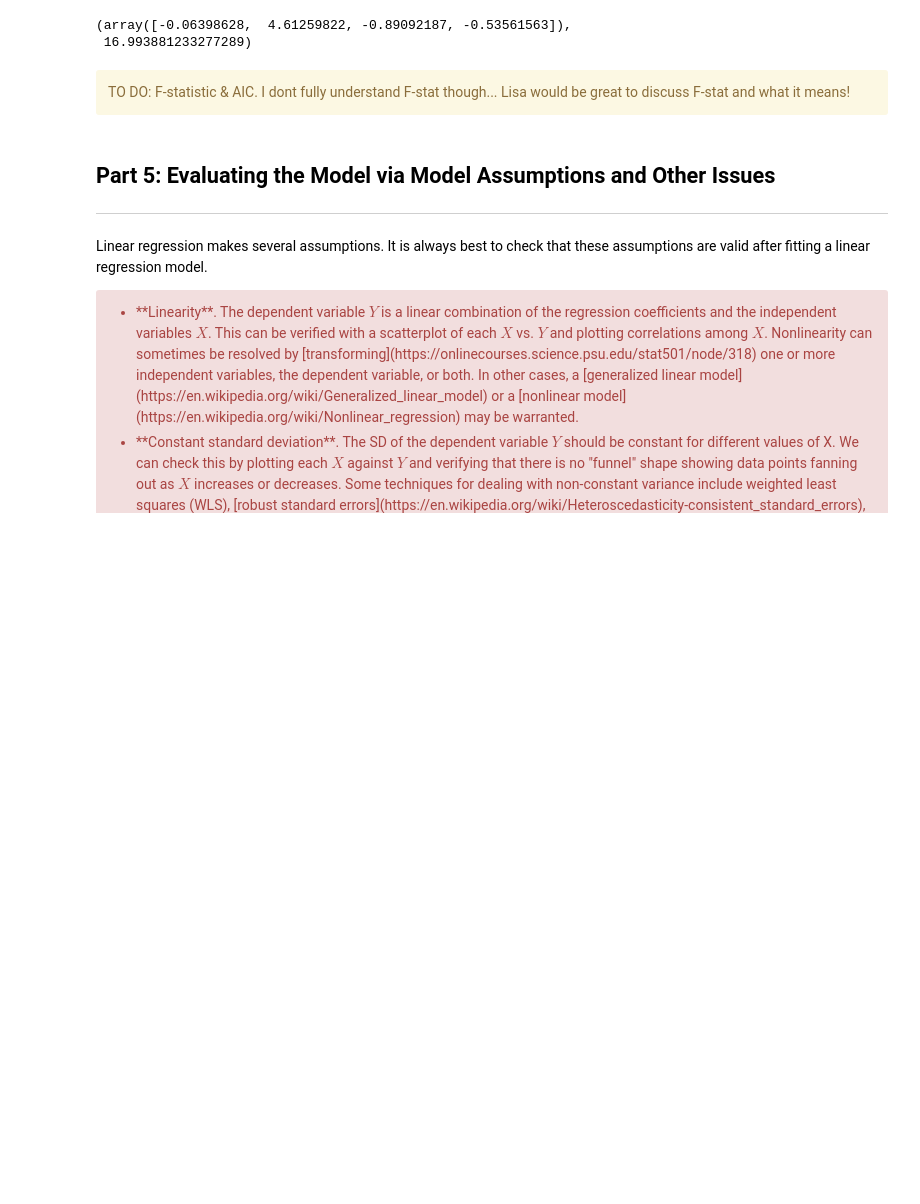
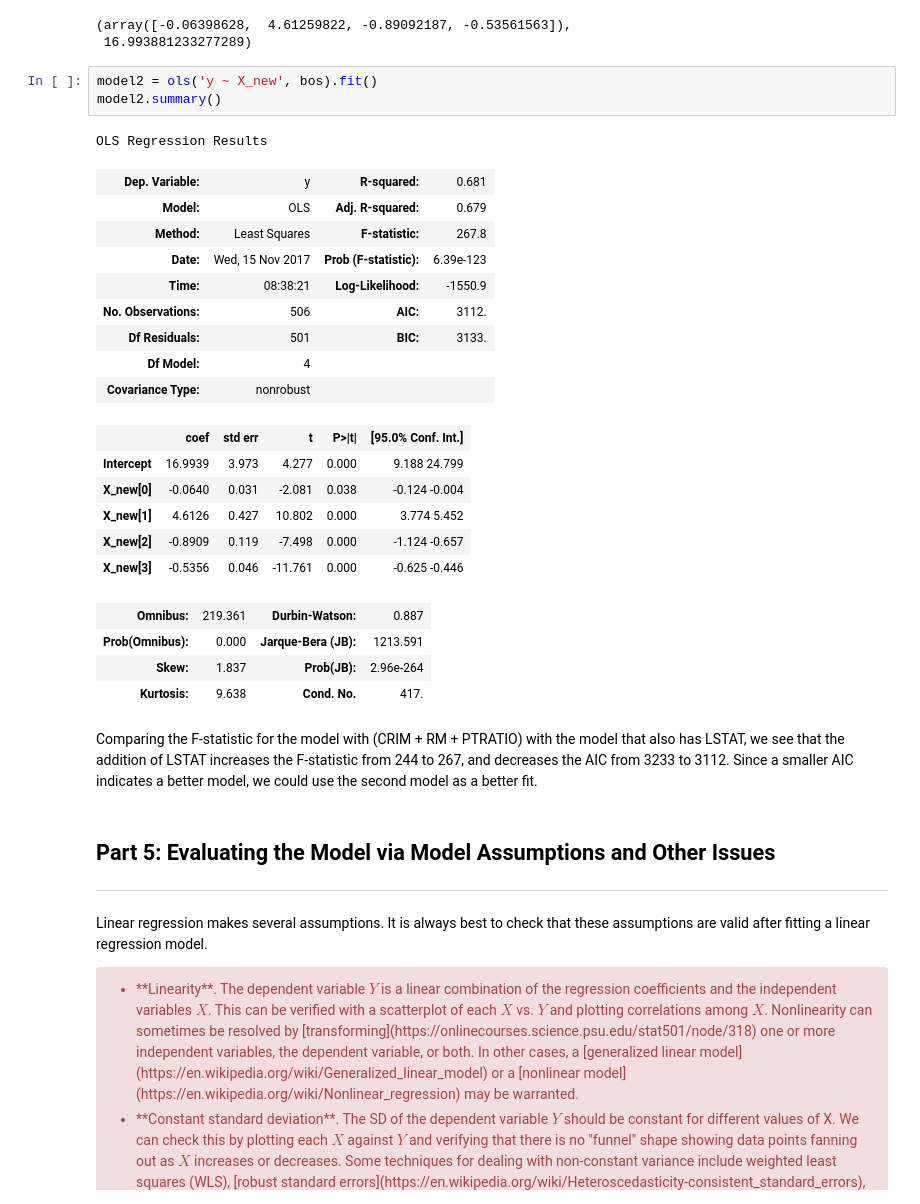
Before and after one commit to gussie/Springboard_data_science, a Jupyter notebook: Linear_regression/Mini_Project_Linear_Regression.ipynb, the cells around one changed output. Drawn from its saved outputs; the diff is of its cells as text; blank space fills up the shorter version.

```diff
--- a/Linear_regression/Mini_Project_Linear_Regression.ipynb
+++ b/Linear_regression/Mini_Project_Linear_Regression.ipynb
@@ -861,10 +886,32 @@ lm.coef_, lm.intercept_
 # %% [output]
 (array([-0.06398628,  4.61259822, -0.89092187, -0.53561563]),
  16.993881233277289)
-# %% [markdown]
-<div class="alert alert-block alert-warning">
-TO DO: F-statistic & AIC. I dont fully understand F-stat though... Lisa would be great to discuss F-stat and what it means!
-<div>
+# %%
+model2 = ols('y ~ X_new', bos).fit()
+model2.summary()
+# %% [output]
+OLS Regression Results
+| Dep. Variable: | y | R-squared: | 0.681 |
+| Model: | OLS | Adj. R-squared: | 0.679 |
+| Method: | Least Squares | F-statistic: | 267.8 |
+| Date: | Wed, 15 Nov 2017 | Prob (F-statistic): | 6.39e-123 |
+| Time: | 08:38:21 | Log-Likelihood: | -1550.9 |
+| No. Observations: | 506 | AIC: | 3112. |
+| Df Residuals: | 501 | BIC: | 3133. |
+| Df Model: | 4 |  |  |
+| Covariance Type: | nonrobust |  |  |
+|  | coef | std err | t | P>|t| | [95.0% Conf. Int.] |
+| Intercept | 16.9939 | 3.973 | 4.277 | 0.000 | 9.188 24.799 |
+| X_new[0] | -0.0640 | 0.031 | -2.081 | 0.038 | -0.124 -0.004 |
+| X_new[1] | 4.6126 | 0.427 | 10.802 | 0.000 | 3.774 5.452 |
+| X_new[2] | -0.8909 | 0.119 | -7.498 | 0.000 | -1.124 -0.657 |
+| X_new[3] | -0.5356 | 0.046 | -11.761 | 0.000 | -0.625 -0.446 |
+| Omnibus: | 219.361 | Durbin-Watson: | 0.887 |
+| Prob(Omnibus): | 0.000 | Jarque-Bera (JB): | 1213.591 |
+| Skew: | 1.837 | Prob(JB): | 2.96e-264 |
+| Kurtosis: | 9.638 | Cond. No. | 417. |
+# %% [markdown]
+Comparing the F-statistic for the model with (CRIM + RM + PTRATIO) with the model that also has LSTAT, we see that the addition of LSTAT increases the F-statistic from 244 to 267, and decreases the AIC from 3233 to 3112. Since a smaller AIC indicates a better model, we could use the second model as a better fit.
 # %% [markdown]
 
 ## Part 5: Evaluating the Model via Model Assumptions and Other Issues
```
Also changed, not shown: parts of 16 cells of this notebook, 9 other files.
